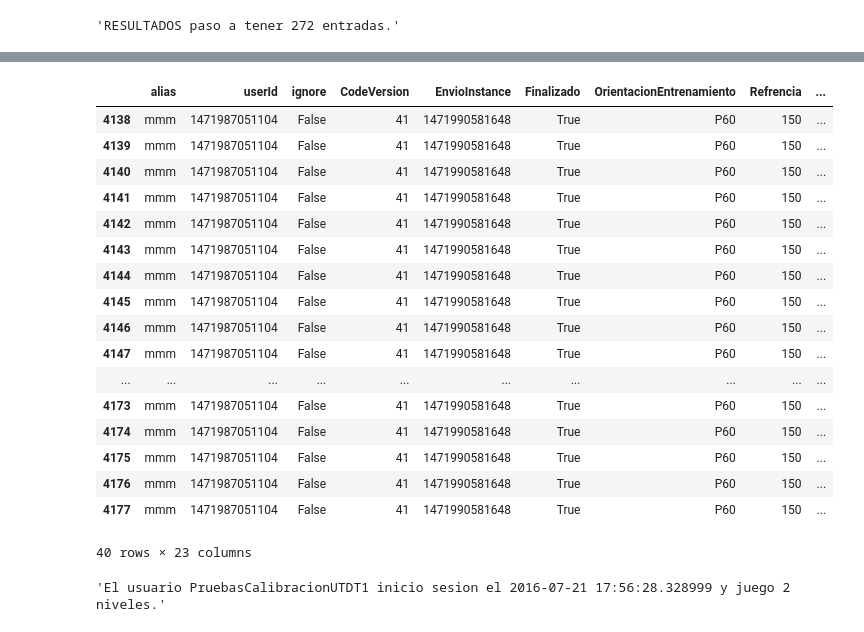
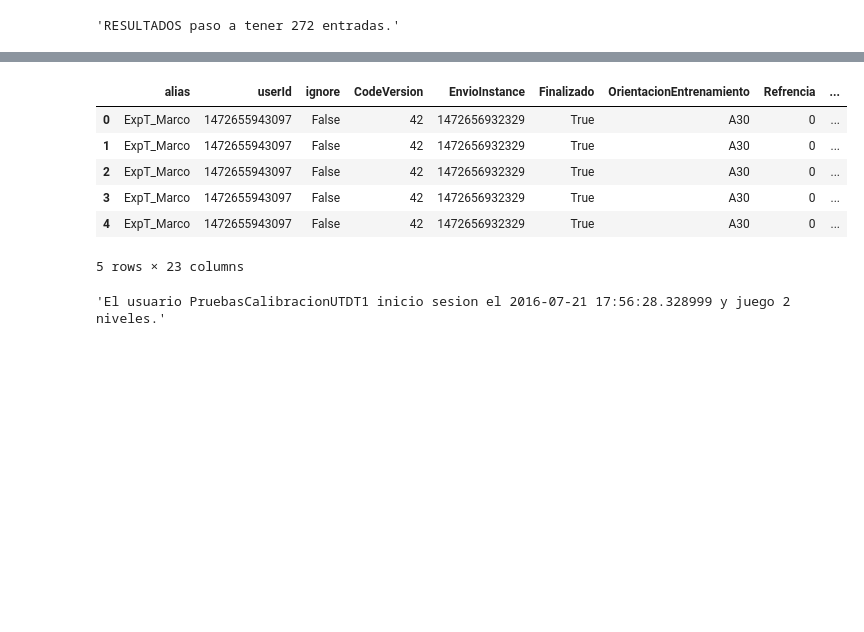
Before and after one commit to IoniUTDT/IPyVisound, a Jupyter notebook: Postprocesamiento.ipynb, the cells around one changed output, grey strips where cells are left out. Saved outputs shown, nothing was run; the diff lists cells and outputs as text; code cells hidden in the pictures; blank space fills up the shorter version.

```diff
--- a/Postprocesamiento.ipynb
+++ b/Postprocesamiento.ipynb
@@ -78,25 +51,14 @@ listOfUsersClean()
 # %%
-pandasTransferencia()[pandasTransferencia()['levelInstance']==1471990352046]
+pandasTransferencia().head()
 #pandasTransferencia()['levelInstance']
 # %% [output]
 |  | alias | userId | ignore | CodeVersion | EnvioInstance | Finalizado | OrientacionEntrenamiento | Refrencia | ... |
-| 4138 | mmm | 1471987051104 | False | 41 | 1471990581648 | True | P60 | 150 | ... |
-| 4139 | mmm | 1471987051104 | False | 41 | 1471990581648 | True | P60 | 150 | ... |
-| 4140 | mmm | 1471987051104 | False | 41 | 1471990581648 | True | P60 | 150 | ... |
-| 4141 | mmm | 1471987051104 | False | 41 | 1471990581648 | True | P60 | 150 | ... |
-| 4142 | mmm | 1471987051104 | False | 41 | 1471990581648 | True | P60 | 150 | ... |
-| 4143 | mmm | 1471987051104 | False | 41 | 1471990581648 | True | P60 | 150 | ... |
-| 4144 | mmm | 1471987051104 | False | 41 | 1471990581648 | True | P60 | 150 | ... |
-| 4145 | mmm | 1471987051104 | False | 41 | 1471990581648 | True | P60 | 150 | ... |
-| 4146 | mmm | 1471987051104 | False | 41 | 1471990581648 | True | P60 | 150 | ... |
-| 4147 | mmm | 1471987051104 | False | 41 | 1471990581648 | True | P60 | 150 | ... |
-| ... | ... | ... | ... | ... | ... | ... | ... | ... | ... |
-| 4173 | mmm | 1471987051104 | False | 41 | 1471990581648 | True | P60 | 150 | ... |
-| 4174 | mmm | 1471987051104 | False | 41 | 1471990581648 | True | P60 | 150 | ... |
-| 4175 | mmm | 1471987051104 | False | 41 | 1471990581648 | True | P60 | 150 | ... |
-| 4176 | mmm | 1471987051104 | False | 41 | 1471990581648 | True | P60 | 150 | ... |
-| 4177 | mmm | 1471987051104 | False | 41 | 1471990581648 | True | P60 | 150 | ... |
+| 0 | ExpT_Marco | 1472655943097 | False | 42 | 1472656932329 | True | A30 | 0 | ... |
+| 1 | ExpT_Marco | 1472655943097 | False | 42 | 1472656932329 | True | A30 | 0 | ... |
+| 2 | ExpT_Marco | 1472655943097 | False | 42 | 1472656932329 | True | A30 | 0 | ... |
+| 3 | ExpT_Marco | 1472655943097 | False | 42 | 1472656932329 | True | A30 | 0 | ... |
+| 4 | ExpT_Marco | 1472655943097 | False | 42 | 1472656932329 | True | A30 | 0 | ... |
-40 rows × 23 columns
+5 rows × 23 columns
 # %%
 sessionStats()
 # %% [output]
```
Also changed, not shown: parts of 2 cells of this notebook, 17 other files.
